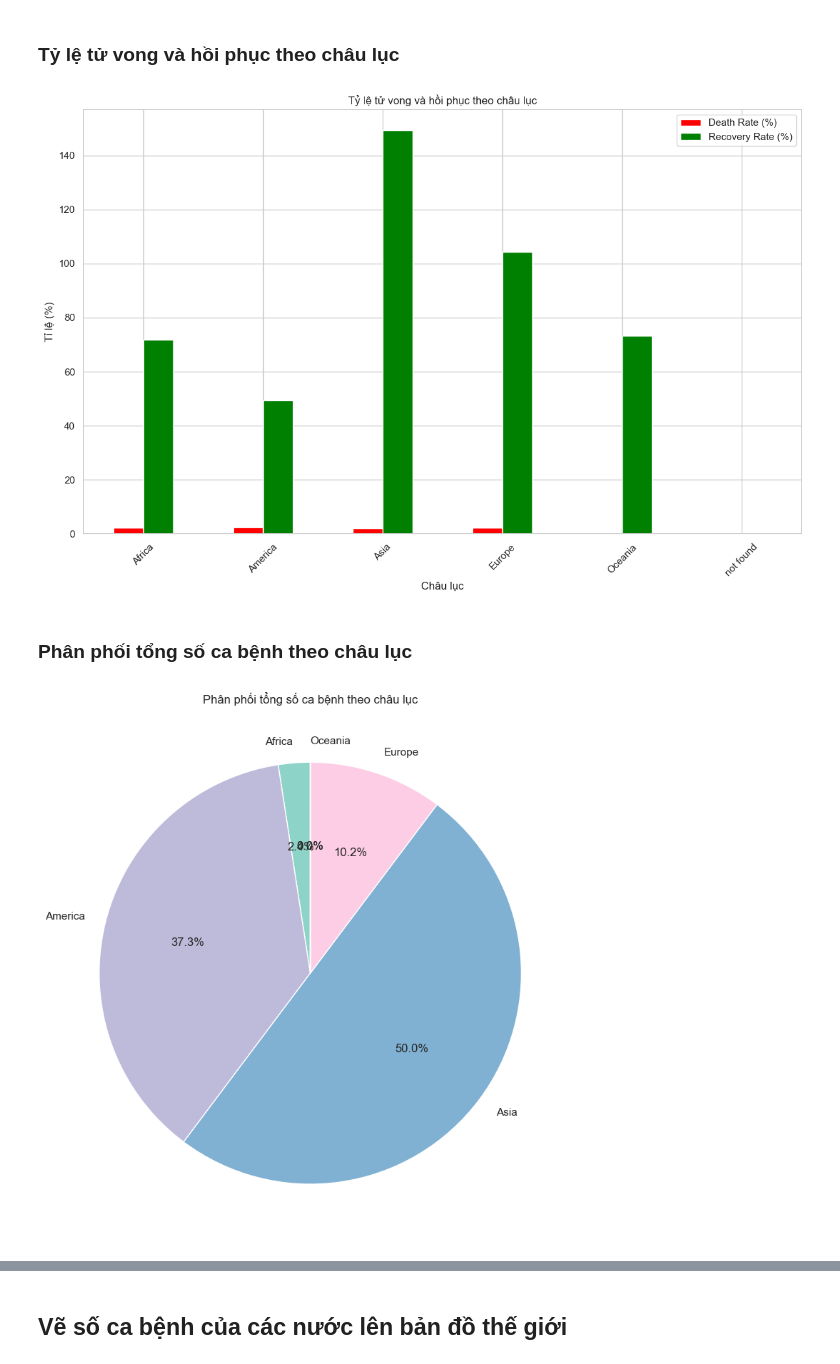
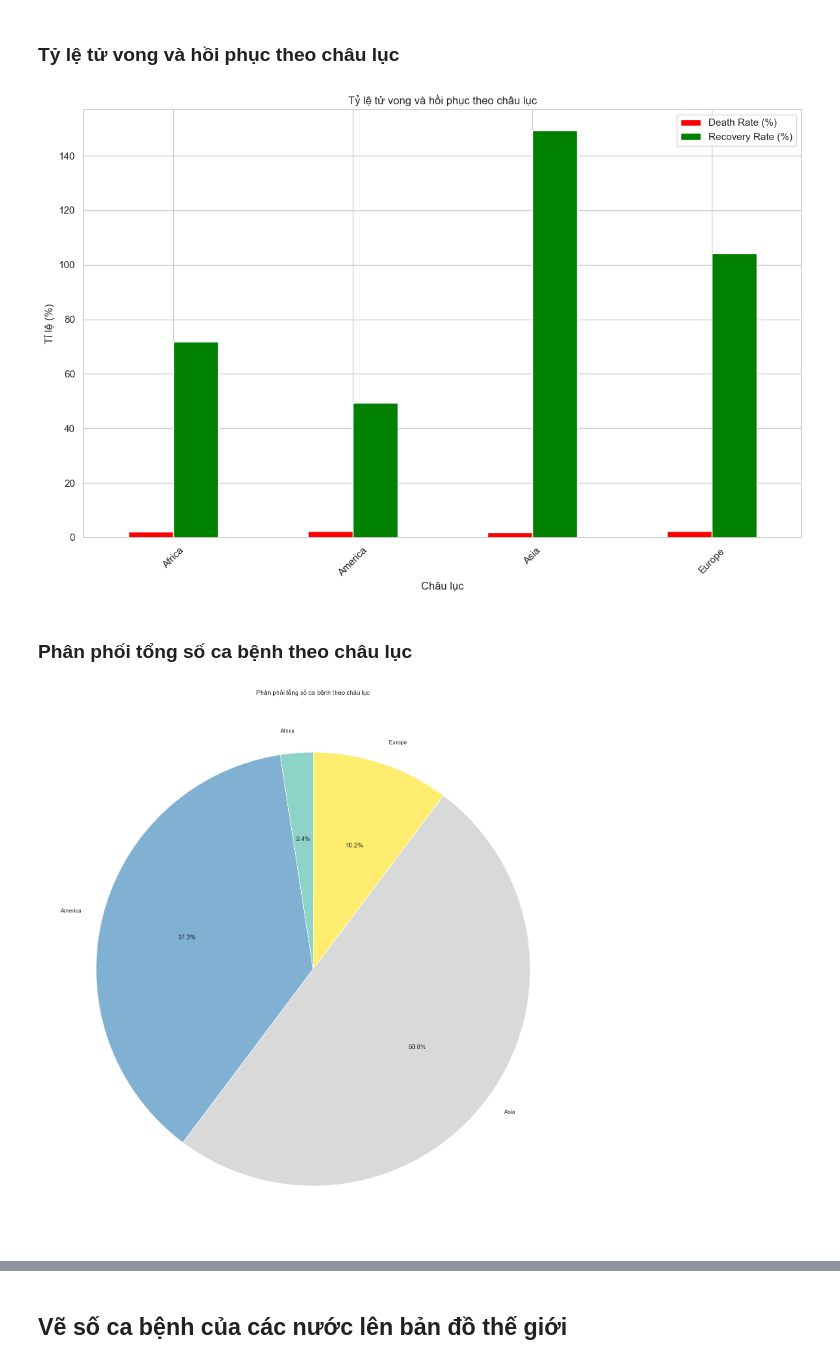
Before and after one commit to nguyentuongbachhy/Data-Visualization-with-Python, a Jupyter notebook: src/data_visualization_Deng.ipynb, the cells around one changed output, grey strips where cells are left out. Cells and saved outputs as stored; diff of their text form; code cells hidden in the pictures.

Commit message:
delete active and filter out continents

```diff
--- a/src/data_visualization_Deng.ipynb
+++ b/src/data_visualization_Deng.ipynb
@@ -662,10 +639,10 @@ df_latest = covid_data[covid_data['ObservationDate'] == latest_date].copy()
 # Bước 3: Gom nhóm theo quốc gia
 df_latest_grouped = df_latest.groupby('Country/Region')[['Confirmed', 'Deaths', 'Recovered']].sum().reset_index()
 
-# Bước 4: Tính số ca đang nhiễm (Active = Confirmed - Deaths - Recovered)
-df_latest_grouped['Active'] = df_latest_grouped['Confirmed'] - df_latest_grouped['Deaths'] - df_latest_grouped['Recovered']
-
 cc = coco.CountryConverter()
 
 df_latest_grouped['Continent'] = cc.convert(names=df_latest_grouped['Country/Region'], to='continent')
+# Bỏ các hàng không xác định được châu lục
+df_latest_grouped = df_latest_grouped[df_latest_grouped['Continent'] != 'not found']
+df_latest_grouped = df_latest_grouped[df_latest_grouped['Continent'] != 'Oceania']
 # %% [output]
@@ -729,16 +681,16 @@ plt.xticks(rotation=45)
 plt.tight_layout()
 plt.show()
 # %% [output]
-[figure, old version]
+[figure, new version]
 # %% [markdown]
 ### Phân phối tổng số ca bệnh theo châu lục
 # %%
 continent_cases = df_latest_grouped.groupby('Continent')['Confirmed'].sum()
-plt.figure(figsize=(8, 8))
+plt.figure(figsize=(15, 15))
 continent_cases.plot(kind='pie', autopct='%1.1f%%', startangle=90, cmap='Set3')
 plt.title('Phân phối tổng số ca bệnh theo châu lục')
 plt.ylabel('')
 plt.tight_layout()
 plt.show()
 # %% [output]
-[figure, old version]
+[figure, new version]
```
Also changed, not shown: parts of 15 cells of this notebook, 3 other files.
